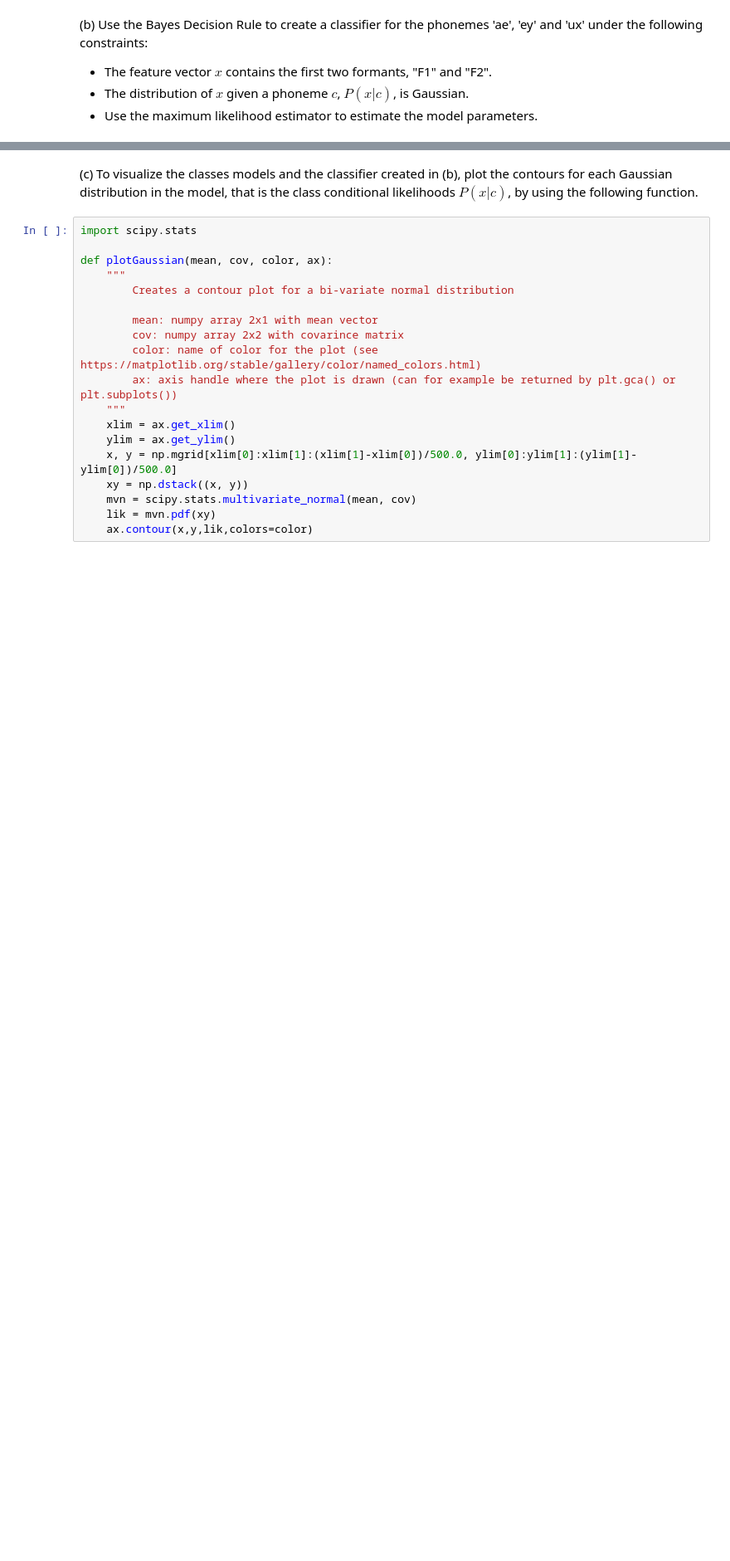
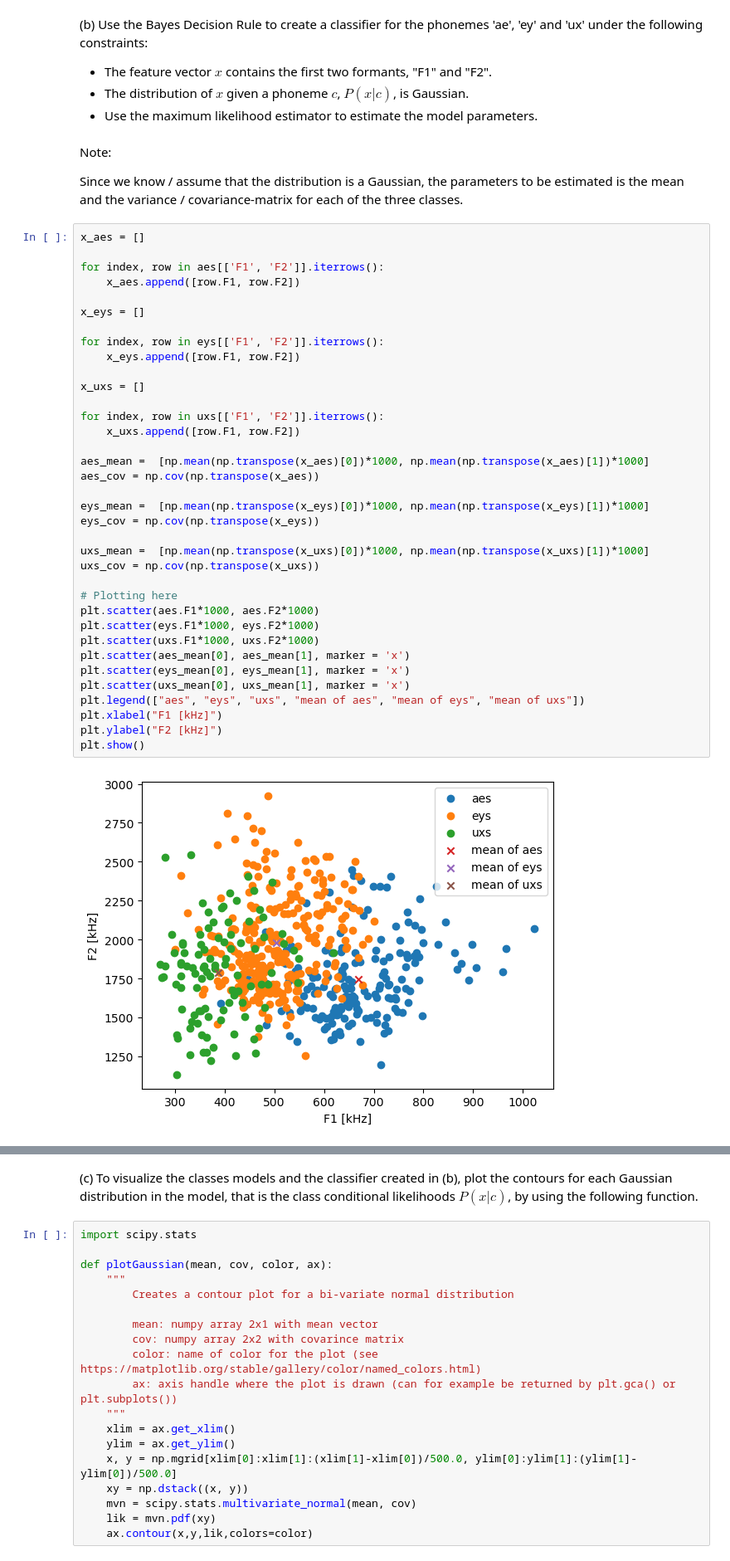
Before and after one commit to martinfsl/TTT4185, a Jupyter notebook: Assignments/Assignment_2/TTT4185_assignment_2.ipynb, the cells around one changed output, grey strips where cells are left out. Shown: that part at 83% size. Cells and saved outputs as stored; diff of their text form; blank space fills up the shorter version.

```diff
--- a/Assignments/Assignment_2/TTT4185_assignment_2.ipynb
+++ b/Assignments/Assignment_2/TTT4185_assignment_2.ipynb
@@ -61,3 +52,45 @@ print(aes)
 - The feature vector $x$ contains the first two formants, "F1" and "F2".
 - The distribution of $x$ given a phoneme $c$, $P(x|c)$, is Gaussian.
 - Use the maximum likelihood estimator to estimate the model parameters.
+# %% [markdown]
+Note:
+
+Since we know / assume that the distribution is a Gaussian, the parameters to be estimated is the mean and the variance / covariance-matrix for each of the three classes.
+# %%
+x_aes = []
+
+for index, row in aes[['F1', 'F2']].iterrows():
+    x_aes.append([row.F1, row.F2])
+
+x_eys = []
+
+for index, row in eys[['F1', 'F2']].iterrows():
+    x_eys.append([row.F1, row.F2])
+
+x_uxs = []
+
+for index, row in uxs[['F1', 'F2']].iterrows():
+    x_uxs.append([row.F1, row.F2])
+
+aes_mean =  [np.mean(np.transpose(x_aes)[0])*1000, np.mean(np.transpose(x_aes)[1])*1000]
+aes_cov = np.cov(np.transpose(x_aes))
+
+eys_mean =  [np.mean(np.transpose(x_eys)[0])*1000, np.mean(np.transpose(x_eys)[1])*1000]
+eys_cov = np.cov(np.transpose(x_eys))
+
+uxs_mean =  [np.mean(np.transpose(x_uxs)[0])*1000, np.mean(np.transpose(x_uxs)[1])*1000]
+uxs_cov = np.cov(np.transpose(x_uxs))
+
+# Plotting here
+plt.scatter(aes.F1*1000, aes.F2*1000)
+plt.scatter(eys.F1*1000, eys.F2*1000)
+plt.scatter(uxs.F1*1000, uxs.F2*1000)
+plt.scatter(aes_mean[0], aes_mean[1], marker = 'x')
+plt.scatter(eys_mean[0], eys_mean[1], marker = 'x')
+plt.scatter(uxs_mean[0], uxs_mean[1], marker = 'x')
+plt.legend(["aes", "eys", "uxs", "mean of aes", "mean of eys", "mean of uxs"])
+plt.xlabel("F1 [kHz]")
+plt.ylabel("F2 [kHz]")
+plt.show()
+# %% [output]
+[figure, added]
```
Also changed, not shown: parts of 3 cells of this notebook.
